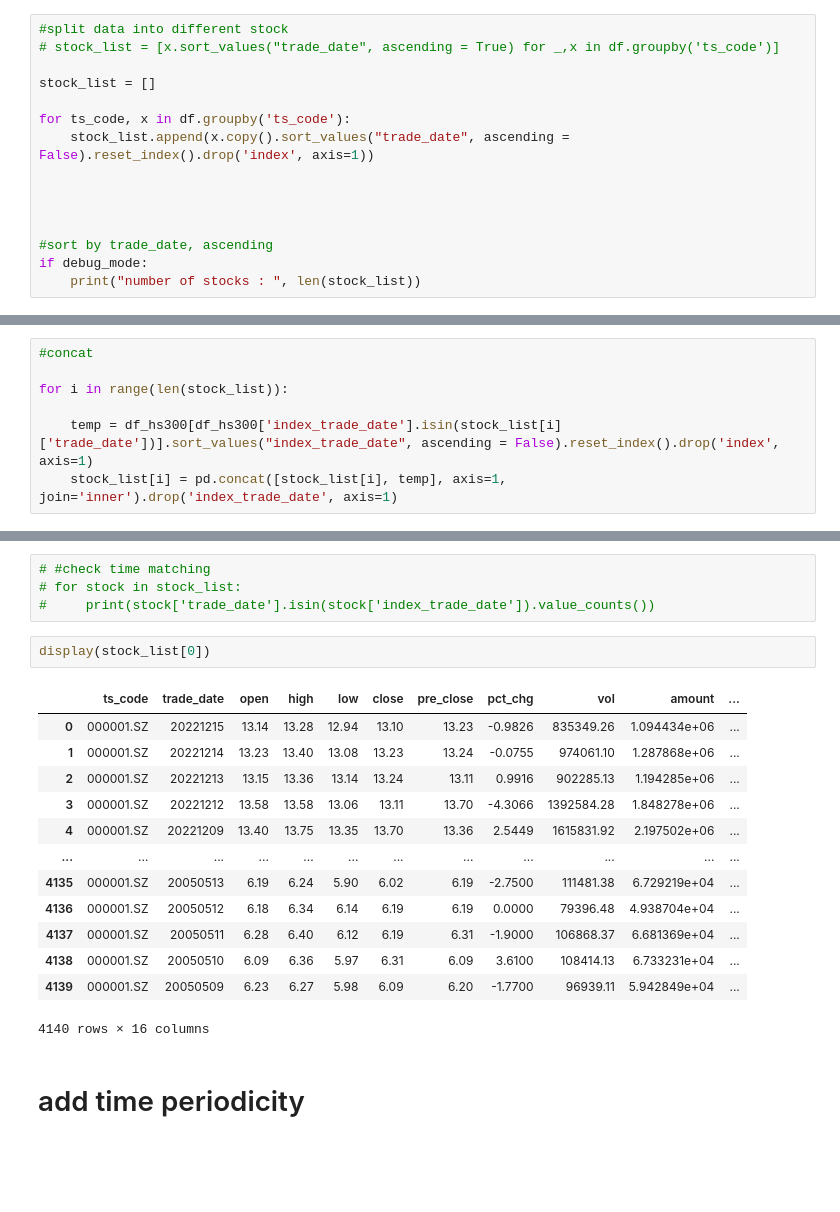
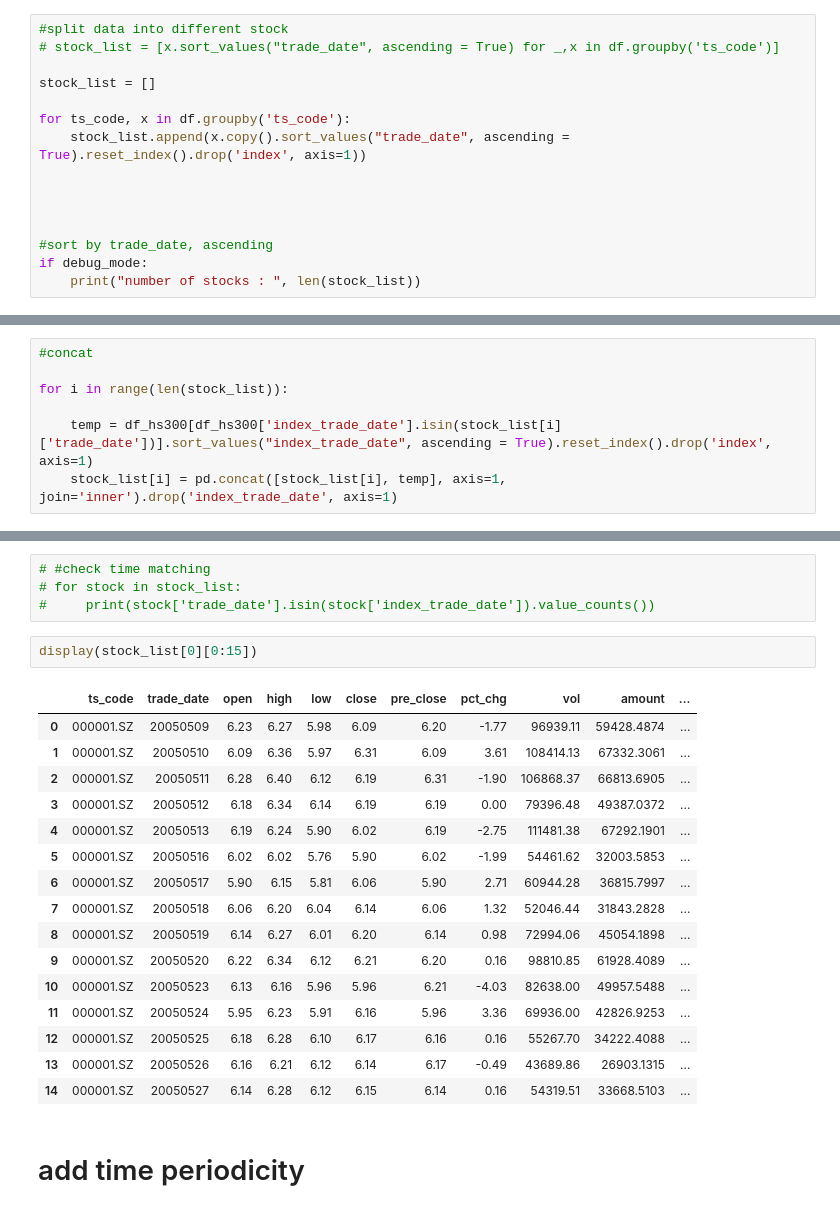
Before and after one commit to vincent05r/Stock_models, a Jupyter notebook: LSTM_Attention_stock_test_all.ipynb, the cells around one changed output, grey strips where cells are left out. Cells and saved outputs as stored; diff of their text form; blank space fills up the shorter version.

```diff
--- a/LSTM_Attention_stock_test_all.ipynb
+++ b/LSTM_Attention_stock_test_all.ipynb
@@ -84,7 +92,7 @@ if debug_mode:
 stock_list = []
 
 for ts_code, x in df.groupby('ts_code'):
-    stock_list.append(x.copy().sort_values("trade_date", ascending = False).reset_index().drop('index', axis=1))
+    stock_list.append(x.copy().sort_values("trade_date", ascending = True).reset_index().drop('index', axis=1))
 
 
 
@@ -180,6 +216,6 @@ display(df_hs300)
 
 for i in range(len(stock_list)):
 
-    temp = df_hs300[df_hs300['index_trade_date'].isin(stock_list[i]['trade_date'])].sort_values("index_trade_date", ascending = False).reset_index().drop('index', axis=1)
+    temp = df_hs300[df_hs300['index_trade_date'].isin(stock_list[i]['trade_date'])].sort_values("index_trade_date", ascending = True).reset_index().drop('index', axis=1)
     stock_list[i] = pd.concat([stock_list[i], temp], axis=1, join='inner').drop('index_trade_date', axis=1)
 # %%
@@ -203,21 +239,24 @@ display(stock_list[0])
 # for stock in stock_list:
 #     print(stock['trade_date'].isin(stock['index_trade_date']).value_counts())
 # %%
-display(stock_list[0])
+display(stock_list[0][0:15])
 # %% [output]
 |  | ts_code | trade_date | open | high | low | close | pre_close | pct_chg | vol | amount | ... |
-| 0 | 000001.SZ | 20221215 | 13.14 | 13.28 | 12.94 | 13.10 | 13.23 | -0.9826 | 835349.26 | 1.094434e+06 | ... |
-| 1 | 000001.SZ | 20221214 | 13.23 | 13.40 | 13.08 | 13.23 | 13.24 | -0.0755 | 974061.10 | 1.287868e+06 | ... |
-| 2 | 000001.SZ | 20221213 | 13.15 | 13.36 | 13.14 | 13.24 | 13.11 | 0.9916 | 902285.13 | 1.194285e+06 | ... |
-| 3 | 000001.SZ | 20221212 | 13.58 | 13.58 | 13.06 | 13.11 | 13.70 | -4.3066 | 1392584.28 | 1.848278e+06 | ... |
-| 4 | 000001.SZ | 20221209 | 13.40 | 13.75 | 13.35 | 13.70 | 13.36 | 2.5449 | 1615831.92 | 2.197502e+06 | ... |
-| ... | ... | ... | ... | ... | ... | ... | ... | ... | ... | ... | ... |
-| 4135 | 000001.SZ | 20050513 | 6.19 | 6.24 | 5.90 | 6.02 | 6.19 | -2.7500 | 111481.38 | 6.729219e+04 | ... |
-| 4136 | 000001.SZ | 20050512 | 6.18 | 6.34 | 6.14 | 6.19 | 6.19 | 0.0000 | 79396.48 | 4.938704e+04 | ... |
-| 4137 | 000001.SZ | 20050511 | 6.28 | 6.40 | 6.12 | 6.19 | 6.31 | -1.9000 | 106868.37 | 6.681369e+04 | ... |
-| 4138 | 000001.SZ | 20050510 | 6.09 | 6.36 | 5.97 | 6.31 | 6.09 | 3.6100 | 108414.13 | 6.733231e+04 | ... |
-| 4139 | 000001.SZ | 20050509 | 6.23 | 6.27 | 5.98 | 6.09 | 6.20 | -1.7700 | 96939.11 | 5.942849e+04 | ... |
+| 0 | 000001.SZ | 20050509 | 6.23 | 6.27 | 5.98 | 6.09 | 6.20 | -1.77 | 96939.11 | 59428.4874 | ... |
+| 1 | 000001.SZ | 20050510 | 6.09 | 6.36 | 5.97 | 6.31 | 6.09 | 3.61 | 108414.13 | 67332.3061 | ... |
+| 2 | 000001.SZ | 20050511 | 6.28 | 6.40 | 6.12 | 6.19 | 6.31 | -1.90 | 106868.37 | 66813.6905 | ... |
+| 3 | 000001.SZ | 20050512 | 6.18 | 6.34 | 6.14 | 6.19 | 6.19 | 0.00 | 79396.48 | 49387.0372 | ... |
+| 4 | 000001.SZ | 20050513 | 6.19 | 6.24 | 5.90 | 6.02 | 6.19 | -2.75 | 111481.38 | 67292.1901 | ... |
+| 5 | 000001.SZ | 20050516 | 6.02 | 6.02 | 5.76 | 5.90 | 6.02 | -1.99 | 54461.62 | 32003.5853 | ... |
+| 6 | 000001.SZ | 20050517 | 5.90 | 6.15 | 5.81 | 6.06 | 5.90 | 2.71 | 60944.28 | 36815.7997 | ... |
+| 7 | 000001.SZ | 20050518 | 6.06 | 6.20 | 6.04 | 6.14 | 6.06 | 1.32 | 52046.44 | 31843.2828 | ... |
+| 8 | 000001.SZ | 20050519 | 6.14 | 6.27 | 6.01 | 6.20 | 6.14 | 0.98 | 72994.06 | 45054.1898 | ... |
+| 9 | 000001.SZ | 20050520 | 6.22 | 6.34 | 6.12 | 6.21 | 6.20 | 0.16 | 98810.85 | 61928.4089 | ... |
+| 10 | 000001.SZ | 20050523 | 6.13 | 6.16 | 5.96 | 5.96 | 6.21 | -4.03 | 82638.00 | 49957.5488 | ... |
+| 11 | 000001.SZ | 20050524 | 5.95 | 6.23 | 5.91 | 6.16 | 5.96 | 3.36 | 69936.00 | 42826.9253 | ... |
+| 12 | 000001.SZ | 20050525 | 6.18 | 6.28 | 6.10 | 6.17 | 6.16 | 0.16 | 55267.70 | 34222.4088 | ... |
+| 13 | 000001.SZ | 20050526 | 6.16 | 6.21 | 6.12 | 6.14 | 6.17 | -0.49 | 43689.86 | 26903.1315 | ... |
+| 14 | 000001.SZ | 20050527 | 6.14 | 6.28 | 6.12 | 6.15 | 6.14 | 0.16 | 54319.51 | 33668.5103 | ... |
-4140 rows × 16 columns
 # %% [markdown]
 # add time periodicity
 # %%
```
Also changed, not shown: parts of 15 cells of this notebook, 12 other files.
